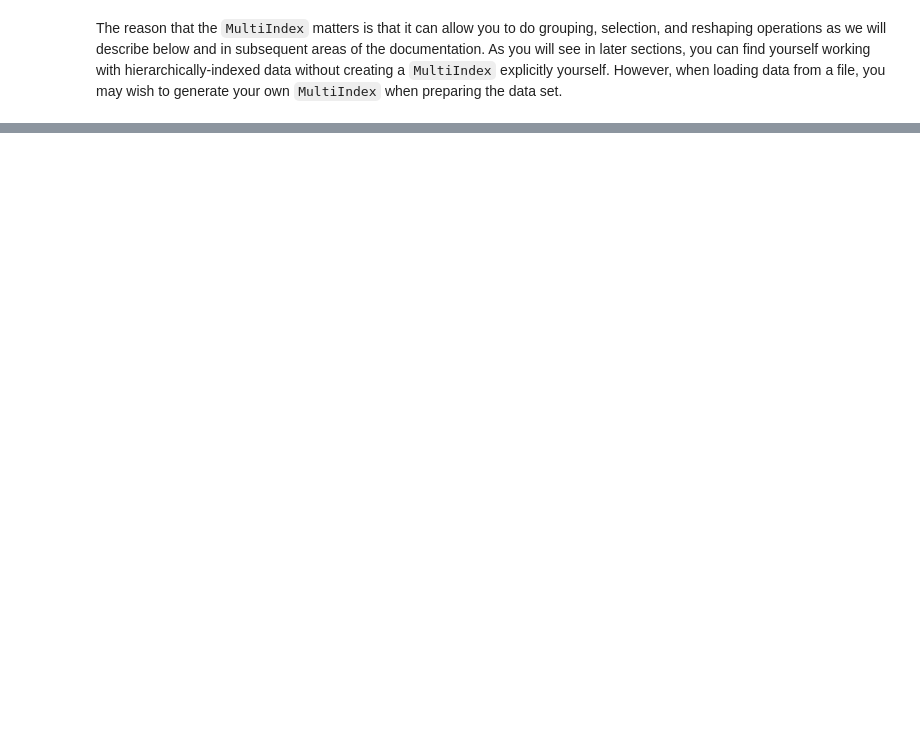
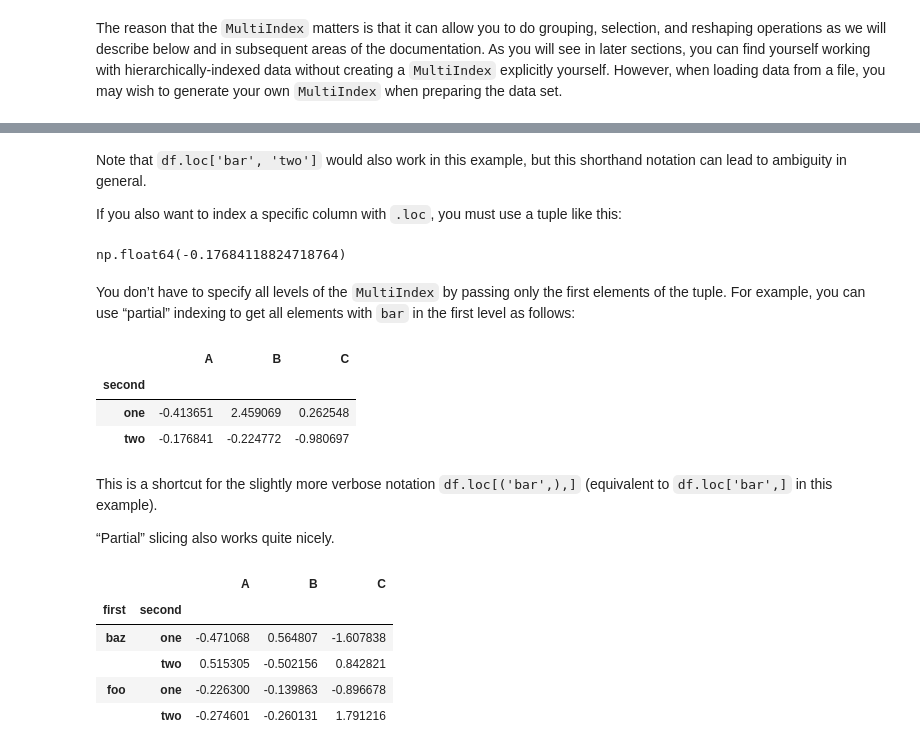
Before and after one commit to Francesco-Ghizzo/Data-Science, a Jupyter notebook: Python/Pandas/User Guide/MultiIndex : advanced indexing.ipynb, the cells around one changed output, grey strips where cells are left out. Drawn from its saved outputs; the diff is of its cells as text; code cells hidden in the pictures; blank space fills up the shorter version.

```diff
--- a/Python/Pandas/User Guide/MultiIndex : advanced indexing.ipynb
+++ b/Python/Pandas/User Guide/MultiIndex : advanced indexing.ipynb
@@ -213,0 +374,30 @@ However, when loading data from a file, you may wish to generate your own <code>
+# %% [markdown]
+<p>Note that <code>df.loc['bar', 'two']</code> would also work in this example, but this shorthand notation can lead to ambiguity in general.</p>
+
+<p>If you also want to index a specific column with <code>.loc</code>, you must use a tuple like this:</p>
+# %%
+df.loc[("bar", "two"), "A"]
+# %% [output]
+np.float64(-0.17684118824718764)
+# %% [markdown]
+<p>You don’t have to specify all levels of the <code>MultiIndex</span></code> by passing only the first elements of the tuple. For example, you can use “partial” indexing to get all elements with <code>bar</span></code> in the first level as follows:</p>
+# %%
+df.loc["bar"]
+# %% [output]
+|  | A | B | C |
+| second |  |  |  |
+| one | -0.413651 | 2.459069 | 0.262548 |
+| two | -0.176841 | -0.224772 | -0.980697 |
+# %% [markdown]
+<p>This is a shortcut for the slightly more verbose notation <code>df.loc[('bar',),]</span></code> (equivalent to <code>df.loc['bar',]</span></code> in this example).</p>
+
+<p>“Partial” slicing also works quite nicely.</p>
+# %%
+df.loc["baz":"foo"]
+# %% [output]
+|  |  | A | B | C |
+| first | second |  |  |  |
+| baz | one | -0.471068 | 0.564807 | -1.607838 |
+|  | two | 0.515305 | -0.502156 | 0.842821 |
+| foo | one | -0.226300 | -0.139863 | -0.896678 |
+|  | two | -0.274601 | -0.260131 | 1.791216 |
```
Also changed, not shown: parts of 104 cells of this notebook.
